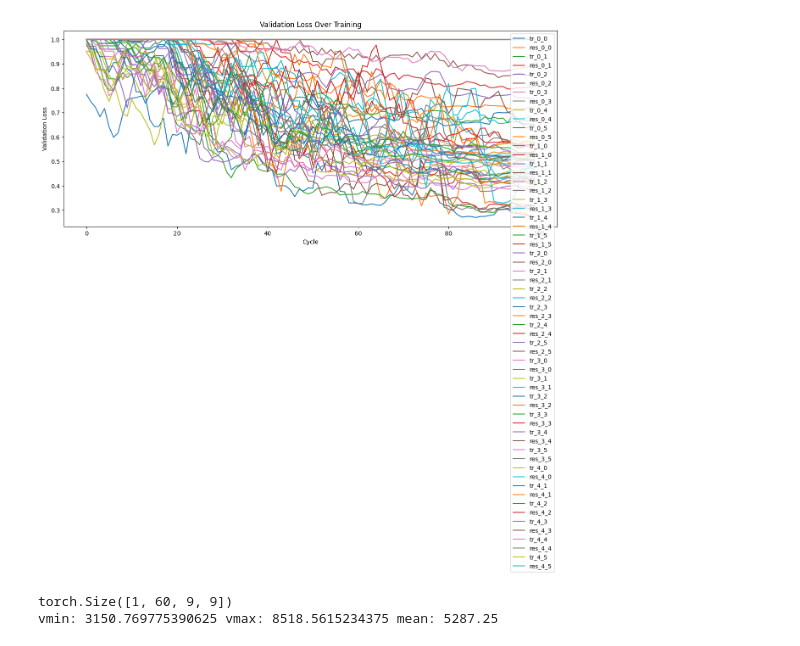
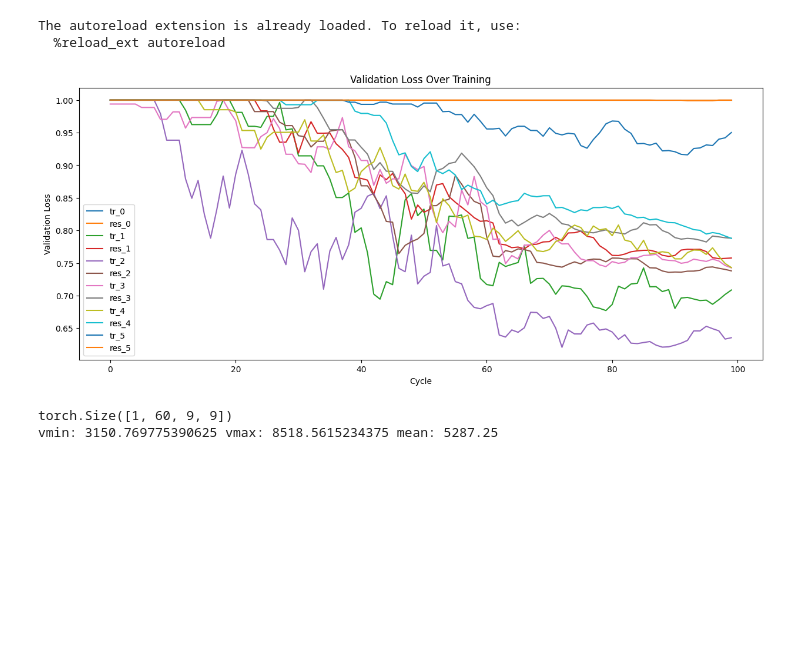
Before and after one commit to Biomedical-Imaging-Group/MolecularDiffusion_MiViT, a Jupyter notebook: Experiments/Framerate/train_resultsFramerate.ipynb, the cells around one changed output. Cells and saved outputs as stored; diff of their text form; code cells hidden in the pictures; blank space fills up the shorter version.

```diff
--- a/Experiments/Framerate/train_resultsFramerate.ipynb
+++ b/Experiments/Framerate/train_resultsFramerate.ipynb
@@ -10,35 +10,37 @@ import seaborn as sns
 %load_ext autoreload
 %reload_ext autoreload
 %autoreload 2
 
 def smooth_array(arr, n):
     pad = n // 2
     padded = np.pad(arr, pad, mode='edge')
     kernel = np.ones(n) / n
     smoothed = np.convolve(padded, kernel, mode='valid')
     return smoothed
 
 # Load training results
-results = torch.load("training_results_PSFNoise.pth",map_location=torch.device('cpu'))
+results = torch.load("training_results_Framerate.pth",map_location=torch.device('cpu'))
 
 # Extract data
 validation_losses = results["validation_losses"]
 all_labels = results["all_labels"]
 model_weights = results["model_weights"]
 plt.figure(figsize=(15, 6))  # <-- Add this line to control figure size
 
 
 # Example: Plot validation loss curves
 for model_name, losses in validation_losses.items():
     plt.plot(smooth_array(np.clip(losses["val_avg"],0,1), 5), label=model_name)
 
 plt.xlabel("Cycle")
 plt.ylabel("Validation Loss")
 plt.legend()
 plt.title("Validation Loss Over Training")
 plt.show()
 # %% [output]
+The autoreload extension is already loaded. To reload it, use:
+  %reload_ext autoreload
-[figure, old version]
+[figure, new version]
 # %%
 trajs1 = np.load("./valTrajs"+str(30)+"/val7.npy") /traj_div_factor
 vid1 = trajs_to_vid_framerates(trajs1[:1],nPosPerFrame,center=center,image_props=image_props)
```
Also changed, not shown: 47 other files.
